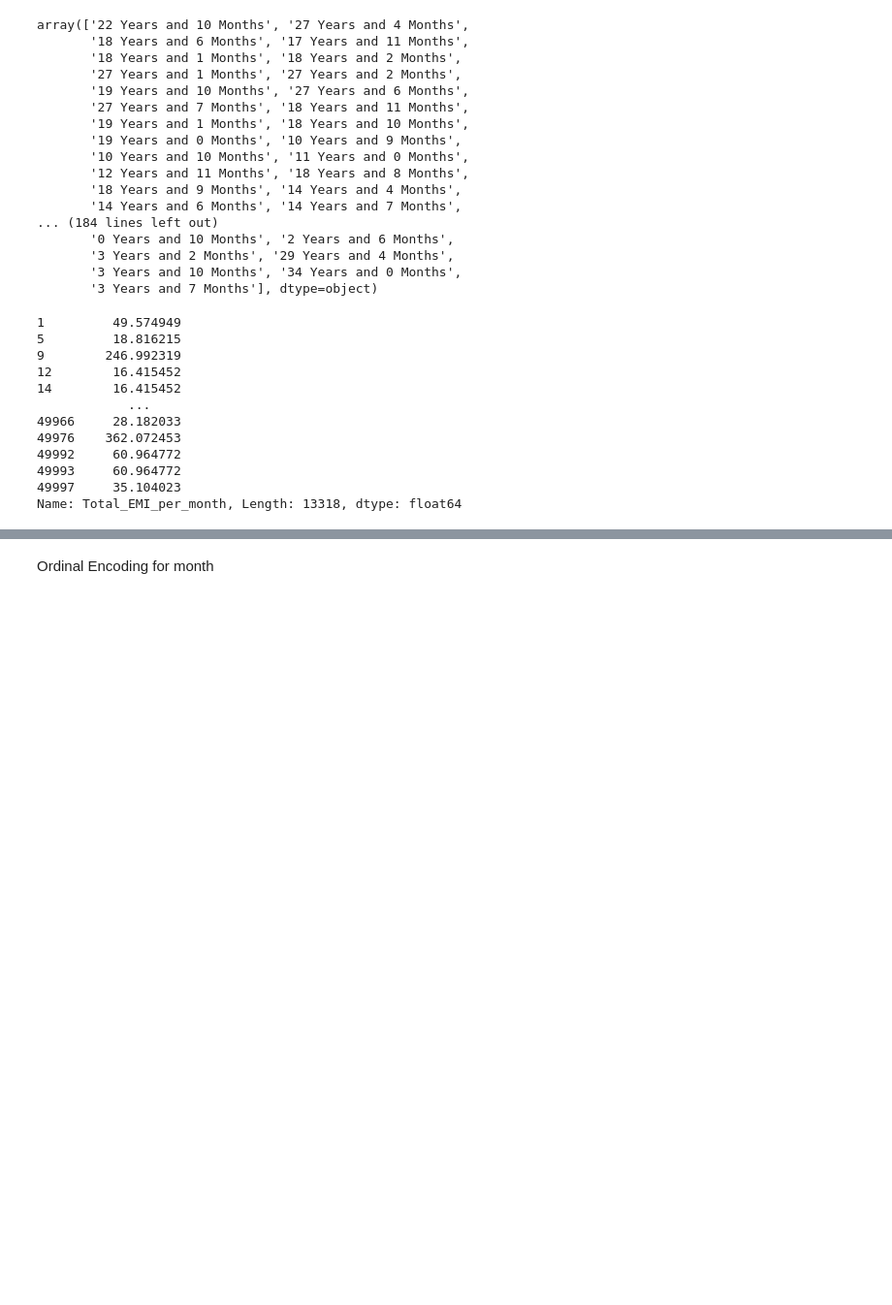
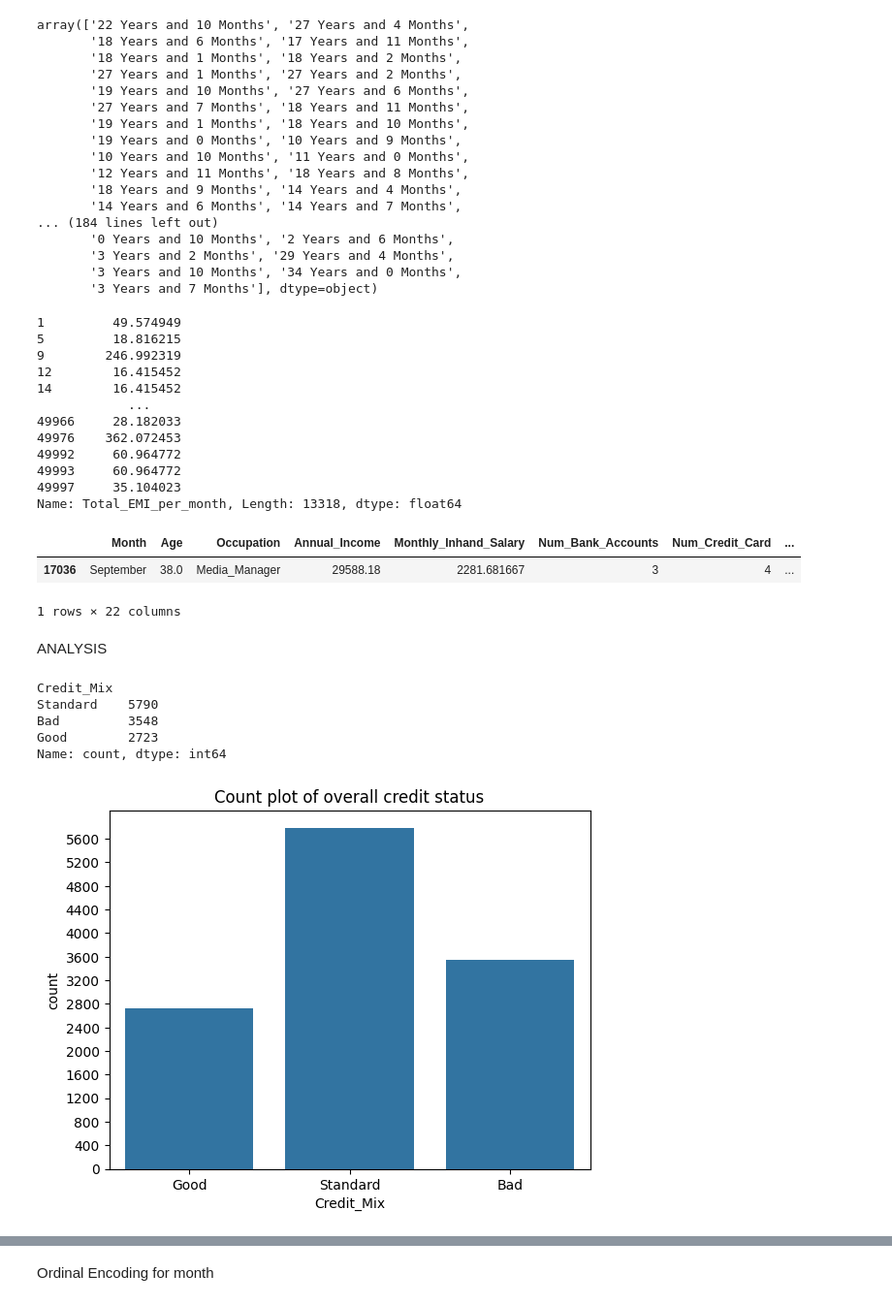
Before and after one commit to Anson369/Credit-card-status-prediction, a Jupyter notebook: credit_score.ipynb, the cells around one changed output, grey strips where cells are left out. Shown: that part at 97% size. Cells and saved outputs as stored; diff of their text form; code cells hidden in the pictures; blank space fills up the shorter version.

```diff
--- a/credit_score.ipynb
+++ b/credit_score.ipynb
@@ -185,5 +187,30 @@ Name: Total_EMI_per_month, Length: 13318, dtype: float64
 df=df[df['Total_EMI_per_month']>12]  # filtering out the relevant values
 # %%
 df=df[df['Payment_Behaviour']!='!@9#%8'] # removing the irrelevant values
+# %%
+df[df['Monthly_Balance']<0]
+# %% [output]
+|  | Month | Age | Occupation | Annual_Income | Monthly_Inhand_Salary | Num_Bank_Accounts | Num_Credit_Card | ... |
+| 17036 | September | 38.0 | Media_Manager | 29588.18 | 2281.681667 | 3 | 4 | ... |
+1 rows × 22 columns
 # %%
 df=df[df['Monthly_Balance']>0] # removing negative values
+# %%
+df1=df.copy()
+# %% [markdown]
+ANALYSIS
+# %%
+df1['Credit_Mix'].value_counts()
+# %% [output]
+Credit_Mix
+Standard    5790
+Bad         3548
+Good        2723
+Name: count, dtype: int64
+# %%
+sns.countplot(x=df1['Credit_Mix'])
+plt.title('Count plot of overall credit status')
+plt.yticks(range(0,6000,400))
+plt.show()
+# %% [output]
+[figure, added]
```
Also changed, not shown: parts of 22 cells of this notebook, 1 other file.
